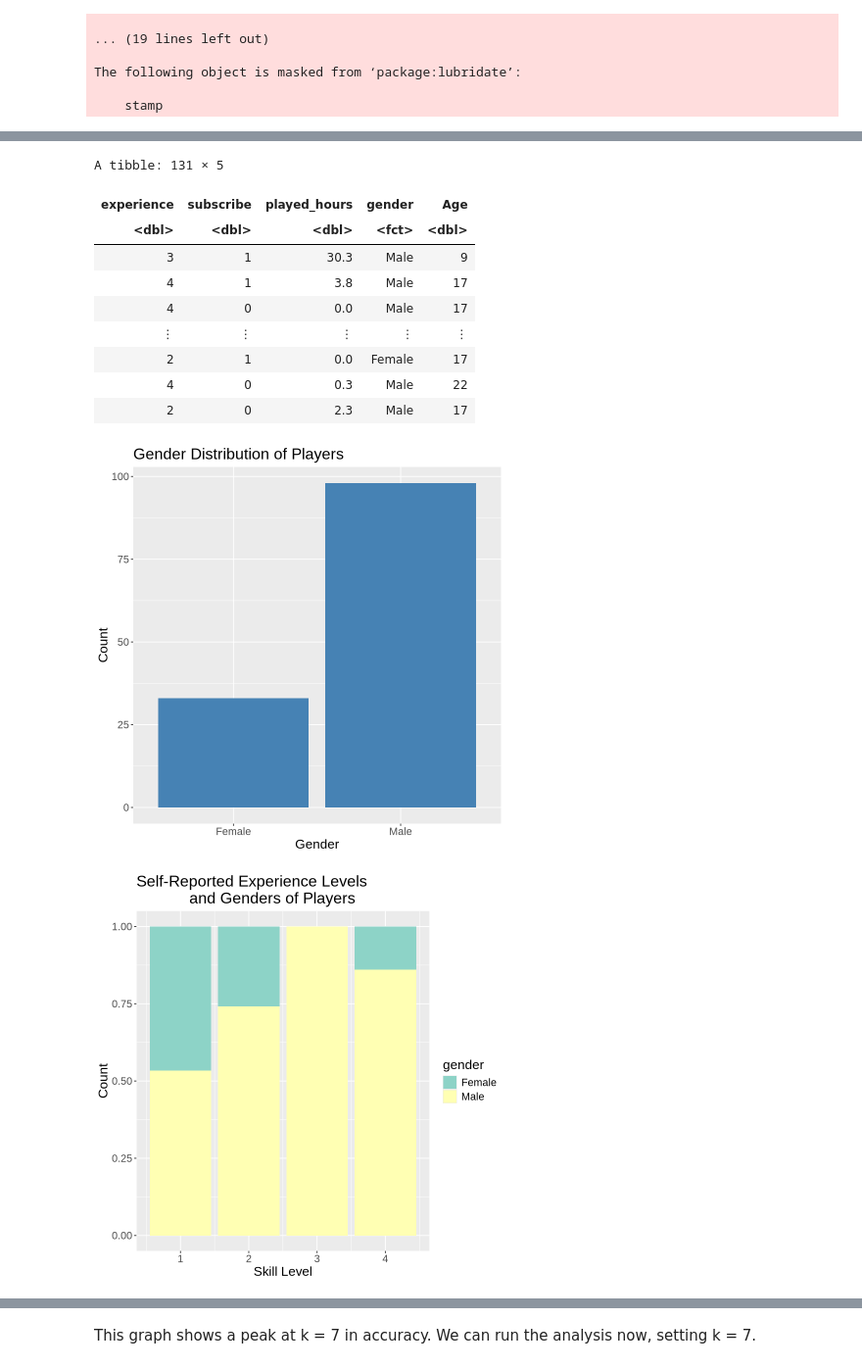
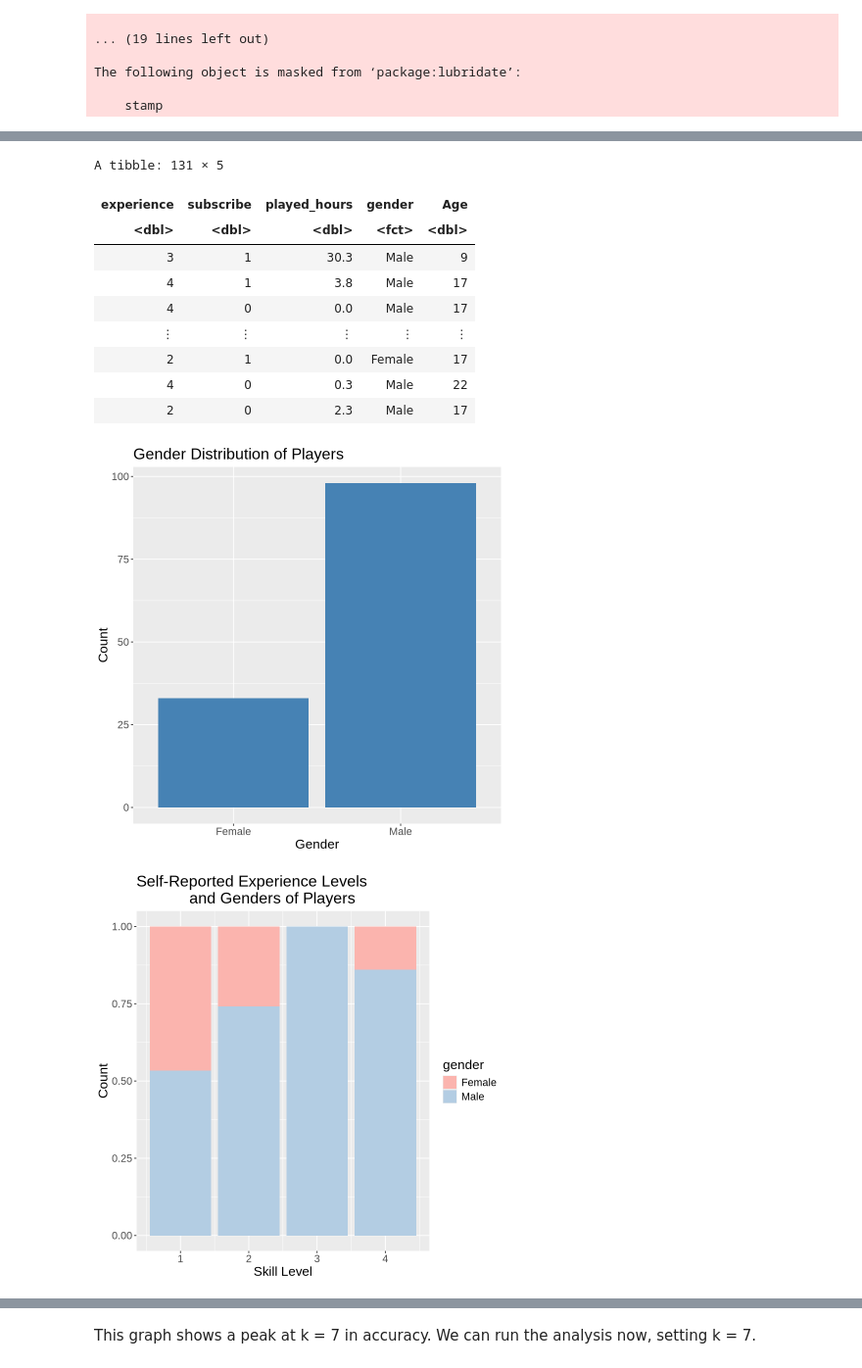
Before and after one commit to ellailan/PLAICRAFT-Data-Analysis, a Jupyter notebook: data-analysis.ipynb, the cells around one changed output, grey strips where cells are left out. Shown at 98% size. Cells and saved outputs as stored; diff of their text form; code cells hidden in the pictures.

```diff
--- a/data-analysis.ipynb
+++ b/data-analysis.ipynb
@@ -26,7 +82,6 @@ The following object is masked from ‘package:lubridate’:
 
     stamp
 # %%
-set.seed(8888) #don't remove pleaaaaseeee
 
 #experience is now scored from 1 to 4, with 1 being the most beginner and 4 being the most advanced
 #subscription is now scored from 0 to 1, where 0 is not subscribed and 1 is subscribed
@@ -42,7 +97,6 @@ players <- drop_na(players)
 
 players
 
-
 #visualizing some things that we can see abt. gender makeup of surveyed participants
 gender <- players |> ggplot(aes(x = gender)) +
   geom_bar(fill = "steelblue") +
@@ -53,33 +107,33 @@ gender <- players |> ggplot(aes(x = gender)) +
 experience_gender <- players |> ggplot(aes(x = experience, fill = gender)) +
   geom_bar(position = "fill") +
   labs(color = "Gender", y = "Count", x = "Skill Level") +
     ggtitle("Self-Reported Experience Levels
             and Genders of Players") +
     theme(text = element_text(size = 16)) +
-    scale_fill_brewer(palette = 'Set3')
+    scale_fill_brewer(palette = 'Pastel1')
 
 gender
 experience_gender
 # %% [output]
 Rows: 196 Columns: 7
 ── Column specification ────────────────────────────────────────────────────────
 Delimiter: ","
 chr (4): experience, hashedEmail, name, gender
 dbl (2): played_hours, Age
 lgl (1): subscribe
 
 ℹ Use `spec()` to retrieve the full column specification for this data.
 ℹ Specify the column types or set `show_col_types = FALSE` to quiet this message.
 A tibble: 131 × 5
 | experience | subscribe | played_hours | gender | Age |
 | <dbl> | <dbl> | <dbl> | <fct> | <dbl> |
 | 3 | 1 | 30.3 | Male | 9 |
 | 4 | 1 | 3.8 | Male | 17 |
 | 4 | 0 | 0.0 | Male | 17 |
 | ⋮ | ⋮ | ⋮ | ⋮ | ⋮ |
 | 2 | 1 | 0.0 | Female | 17 |
 | 4 | 0 | 0.3 | Male | 22 |
 | 2 | 0 | 2.3 | Male | 17 |
 [figure]
-[figure, old version]
+[figure, new version]
 # %%
```
Also changed, not shown: parts of 5 cells of this notebook.
